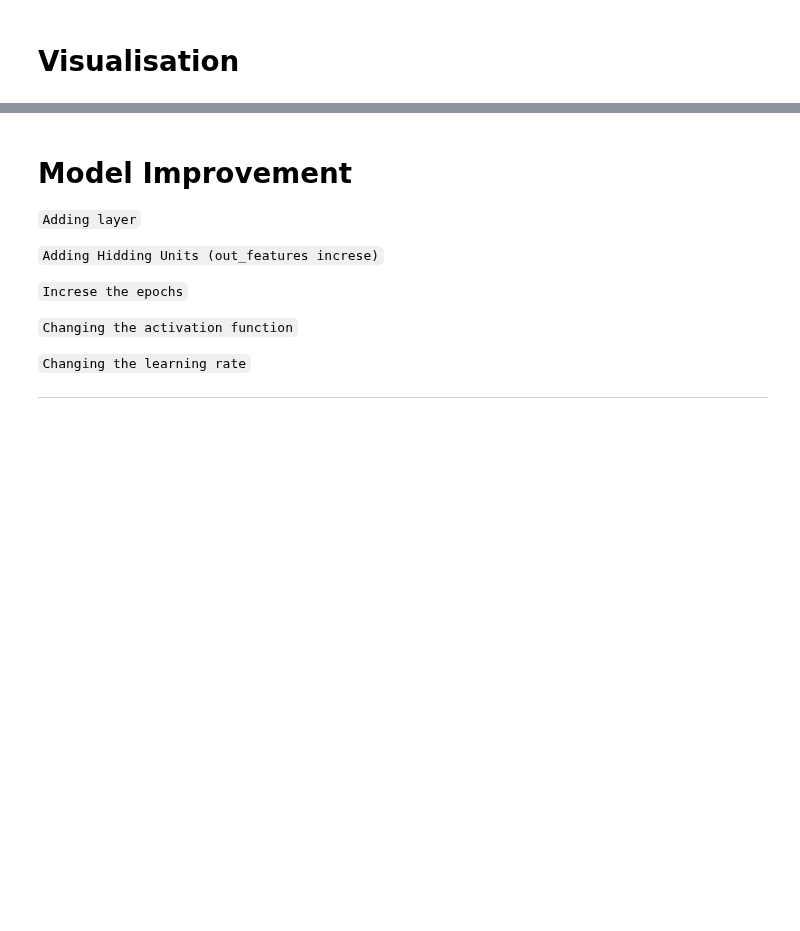
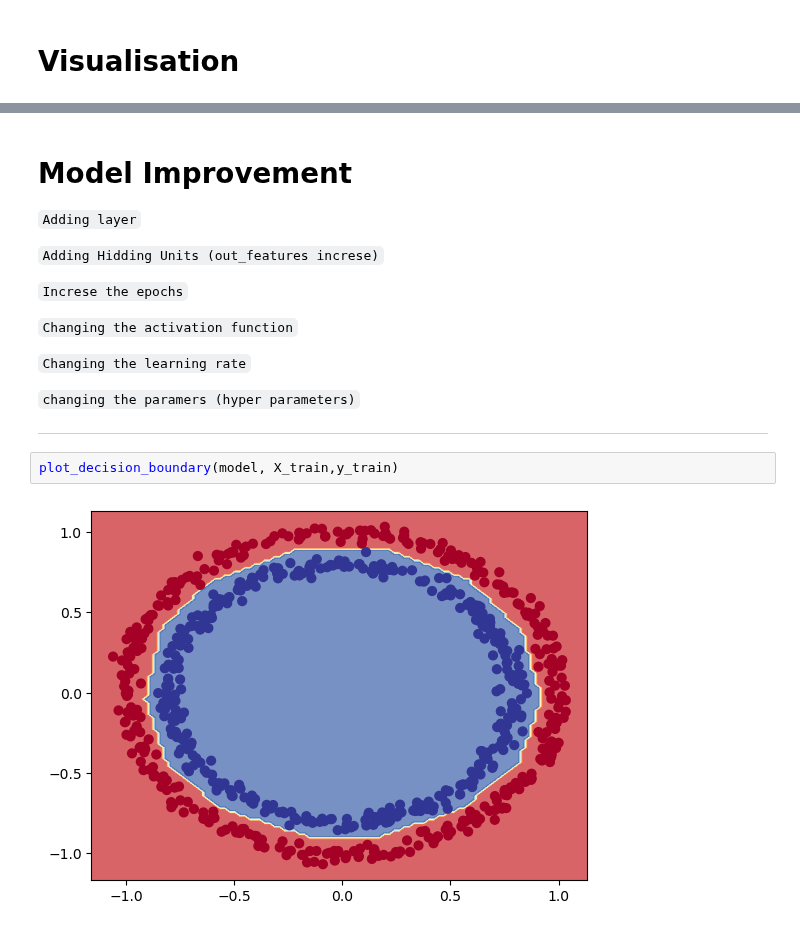
Before and after one commit to sandeepshakya2019/DeepLearning_HandsOn_Pytorch, a Jupyter notebook: 02_1_pytroch_classification_self.ipynb, the cells around one changed output, grey strips where cells are left out. Drawn from its saved outputs; the diff is of its cells as text; blank space fills up the shorter version.

```diff
--- a/02_1_pytroch_classification_self.ipynb
+++ b/02_1_pytroch_classification_self.ipynb
@@ -370,4 +370,10 @@ plot_decision_boundary(model, X,y)
 
 `Changing the learning rate`
 
+`changing the paramers (hyper parameters)`
+
 ---
+# %%
+plot_decision_boundary(model, X_train,y_train)
+# %% [output]
+[figure, added]
```
Also changed, not shown: parts of 1 cell of this notebook.
